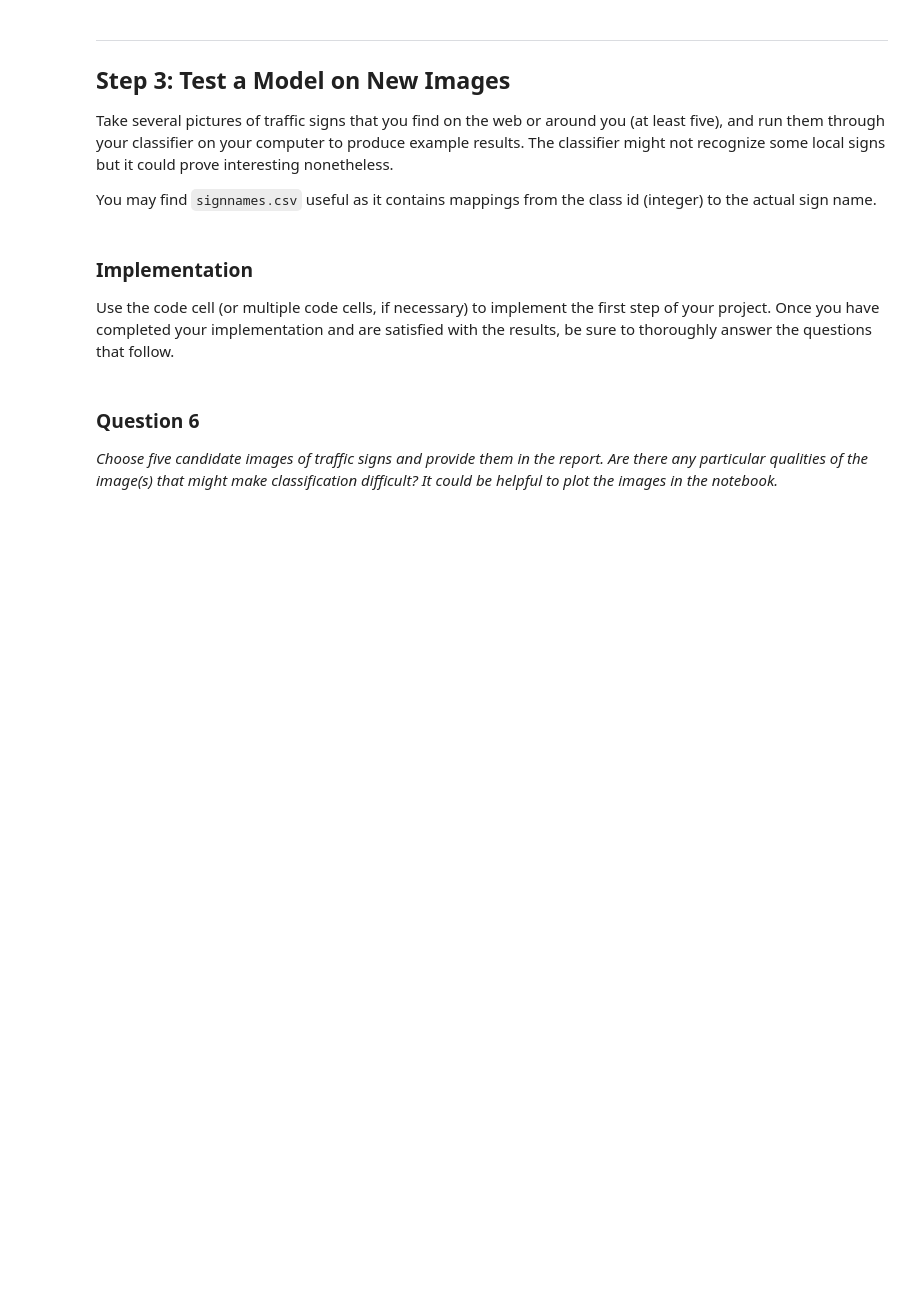
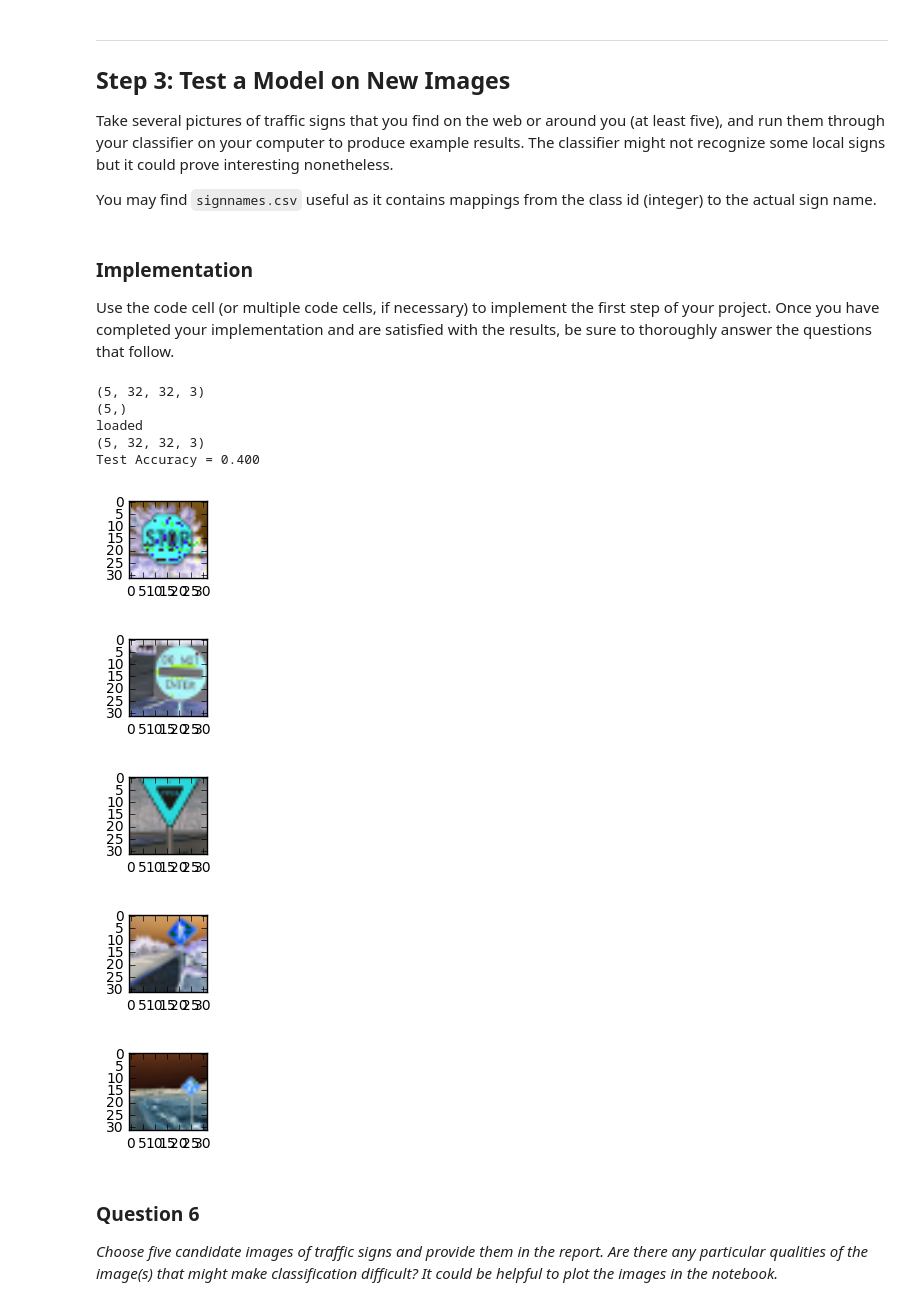
Before and after one commit to sg1705/CarND-Traffic-Sign-Classifier-Project, a Jupyter notebook: Traffic_Sign_Classifier.ipynb, the cells around one changed output. Saved outputs shown, nothing was run; the diff lists cells and outputs as text; code cells hidden in the pictures; blank space fills up the shorter version.

Commit message:
added 5 extra images

```diff
--- a/Traffic_Sign_Classifier.ipynb
+++ b/Traffic_Sign_Classifier.ipynb
@@ -138,7 +138,7 @@ X_train, y_train = shuffle(X_train, y_train)
 import tensorflow as tf
 from tensorflow.contrib.layers import flatten
 
-EPOCHS = 8
+EPOCHS = 5
 BATCH_SIZE = 128
 # %% [markdown]
 ### Question 1
@@ -432,3 +430,54 @@ Use the code cell (or multiple code cells, if necessary) to implement the first
+# %%
+### Load the images and plot them here.
+from PIL import Image
+
+def loadImage(name):
+    img = Image.open('images/' + name)
+    image_array = np.reshape(np.array(img, dtype=np.float32), (32,32,3))
+    image = image_array.squeeze()
+    plt.figure(figsize=(1,1))
+    plt.imshow(image)
+    return image
+
+stopSignImg = loadImage('stop-sign1.jpg')
+stopSignLabel = 14
+
+doNotEnterImg = loadImage('do-not-enter1.jpg')
+noEntryLabel = 17
+
+yieldImg = loadImage('yield-sign1.jpg')
+yieldLabel = 13
+
+pedCrossingImg = loadImage('ped-crossing1.jpg')
+pedCrossingLabel = 27
+
+slipperyImg = loadImage('slippery1.jpg')
+slipperyLabel = 23
+
+
+X_test_images = np.array([stopSignImg, doNotEnterImg, yieldImg, pedCrossingImg, slipperyImg ])
+y_test_images = np.array([stopSignLabel, noEntryLabel, yieldLabel,yieldLabel, slipperyLabel ])
+print(X_test_images.shape)
+print(y_test_images.shape)
+
+with tf.Session() as sess:
+    sess.run(tf.global_variables_initializer())
+    loader = tf.train.import_meta_graph('lenet.meta')
+    loader.restore(sess, tf.train.latest_checkpoint('./'))
+    print('loaded')
+    test_accuracy = evaluate(X_test_images, y_test_images)
+    print("Test Accuracy = {:.3f}".format(test_accuracy))
+# %% [output]
+(5, 32, 32, 3)
+(5,)
+loaded
+(5, 32, 32, 3)
+Test Accuracy = 0.400
+[figure, added]
+[figure, added]
+[figure, added]
+[figure, added]
+[figure, added]
 # %% [markdown]
 ### Question 6
 
```
Also changed, not shown: parts of 8 cells of this notebook, 14 other files.
